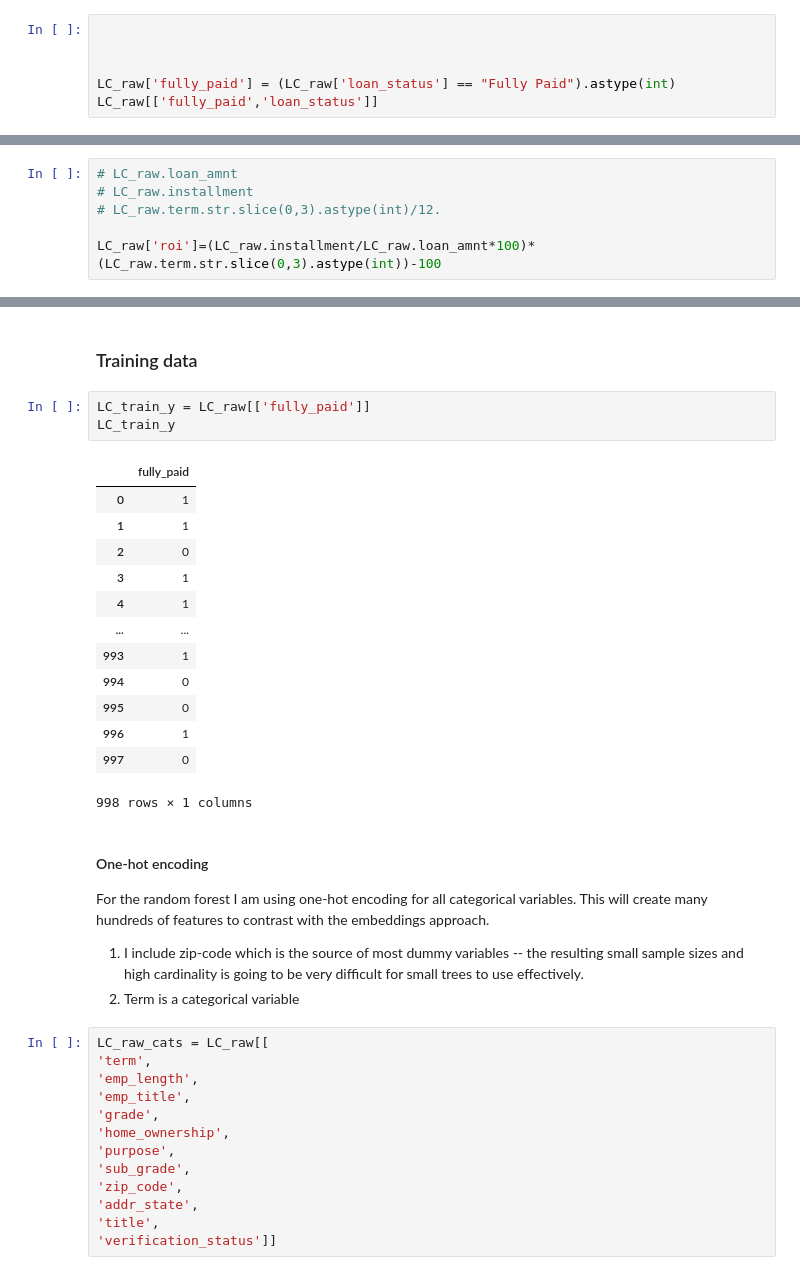
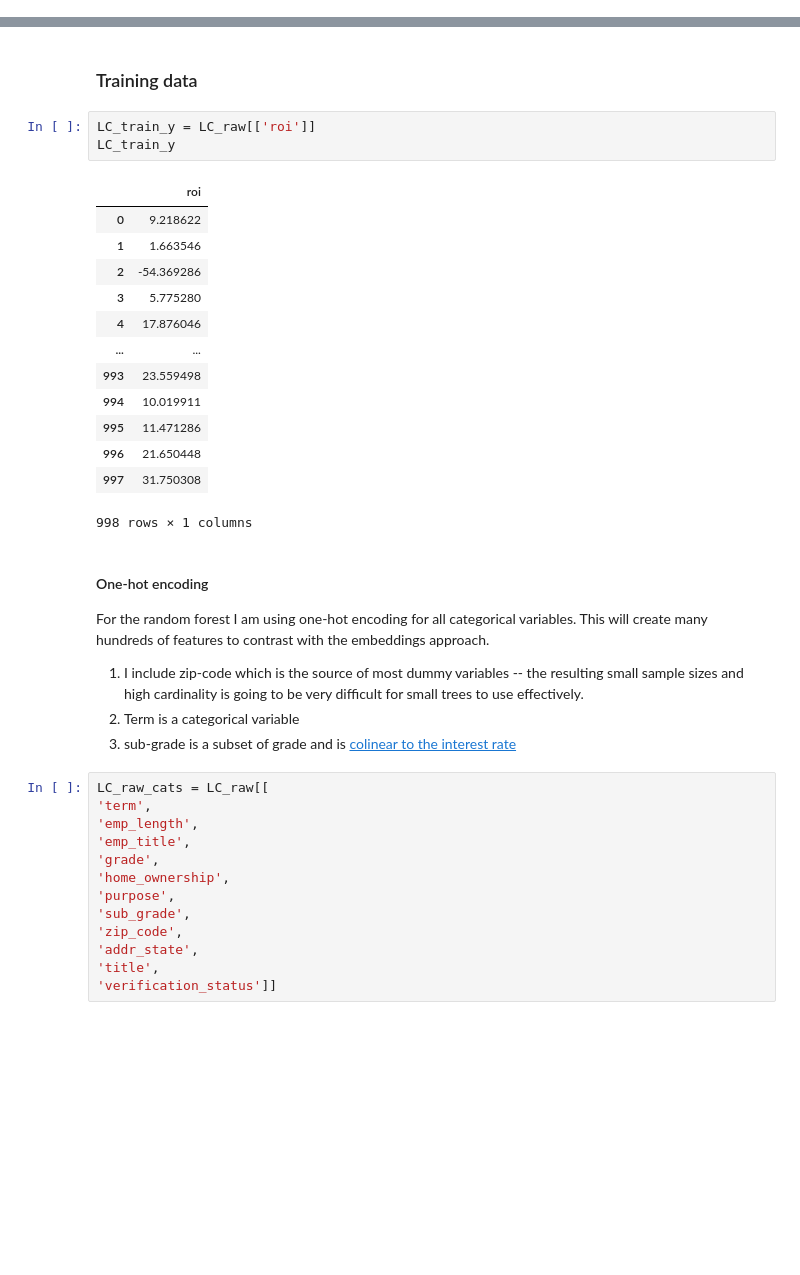
Before and after one commit to PipCourbois/LendingClubModels, a Jupyter notebook: LendingClub_EDA_and_Training.ipynb, the cells around one changed output, grey strips where cells are left out. Saved outputs shown, nothing was run; the diff lists cells and outputs as text; blank space fills up the shorter version.

```diff
--- a/LendingClub_EDA_and_Training.ipynb
+++ b/LendingClub_EDA_and_Training.ipynb
@@ -100,6 +95,0 @@ To turn this into a simple classification problem, lets call a \\$4.00 profit of
-# %%
-
-
-
-LC_raw['fully_paid'] = (LC_raw['loan_status'] == "Fully Paid").astype(int)
-LC_raw[['fully_paid','loan_status']]
@@ -128,6 +95,0 @@ Name: fully_paid, dtype: int64
-# %%
-# LC_raw.loan_amnt
-# LC_raw.installment
-# LC_raw.term.str.slice(0,3).astype(int)/12.
-
-LC_raw['roi']=(LC_raw.installment/LC_raw.loan_amnt*100)*(LC_raw.term.str.slice(0,3).astype(int))-100
@@ -162,21 +130,21 @@ More details & visualizations of the EDA are in Appendix A.
 # %% [markdown]
 ### Training data
 # %%
-LC_train_y = LC_raw[['fully_paid']]
+LC_train_y = LC_raw[['roi']]
 LC_train_y
 # %% [output]
-|  | fully_paid |
-| 0 | 1 |
-| 1 | 1 |
-| 2 | 0 |
-| 3 | 1 |
-| 4 | 1 |
+|  | roi |
+| 0 | 9.218622 |
+| 1 | 1.663546 |
+| 2 | -54.369286 |
+| 3 | 5.775280 |
+| 4 | 17.876046 |
 | ... | ... |
-| 993 | 1 |
-| 994 | 0 |
-| 995 | 0 |
-| 996 | 1 |
-| 997 | 0 |
+| 993 | 23.559498 |
+| 994 | 10.019911 |
+| 995 | 11.471286 |
+| 996 | 21.650448 |
+| 997 | 31.750308 |
 998 rows × 1 columns
 # %% [markdown]
 #### One-hot encoding
@@ -185,6 +153,7 @@ For the random forest I am using one-hot encoding for all categorical variables.
 
 1.  I include zip-code which is the source of most dummy variables -- the resulting small sample sizes and high cardinality is going to be very difficult for small trees to use effectively.
 2.  Term is a categorical variable
+3.  sub-grade is a subset of grade and is [colinear to the interest rate](https://www.lendingclub.com/investing/investor-education/interest-rates-and-fees)
 # %%
 LC_raw_cats = LC_raw[[
 'term',
```
Also changed, not shown: parts of 12 cells of this notebook, 1 other file.
